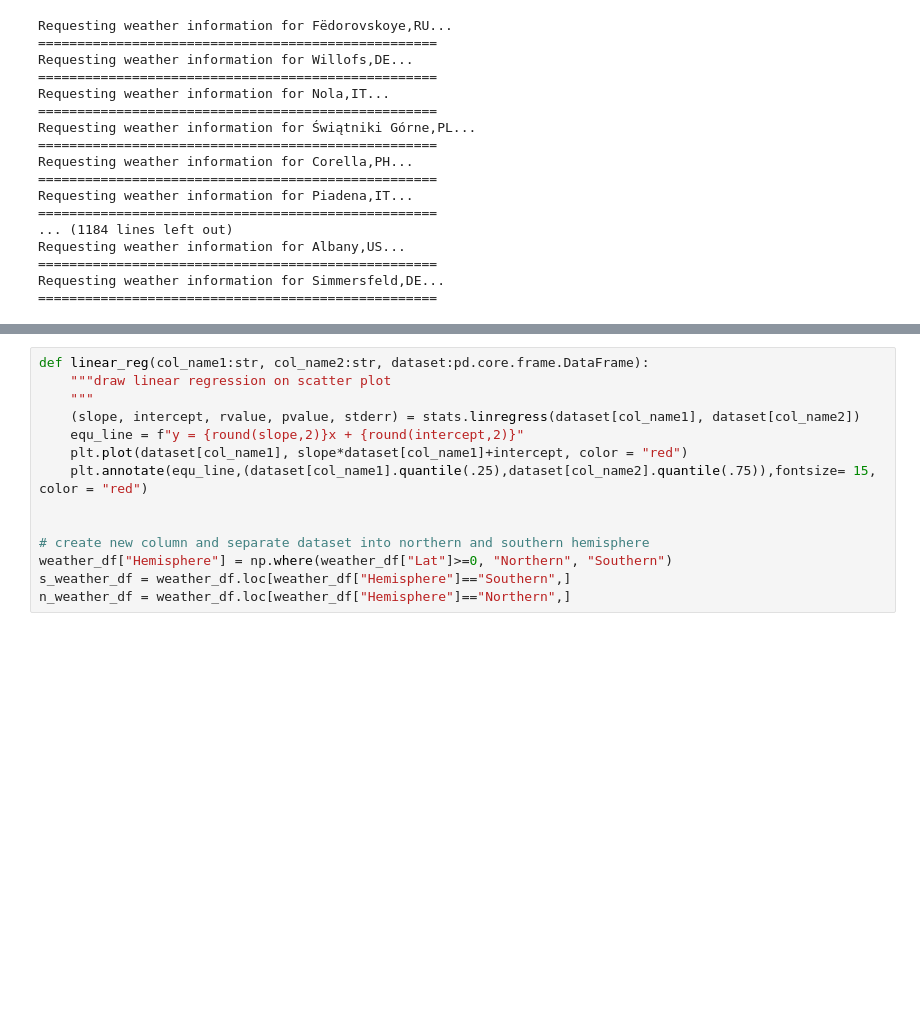
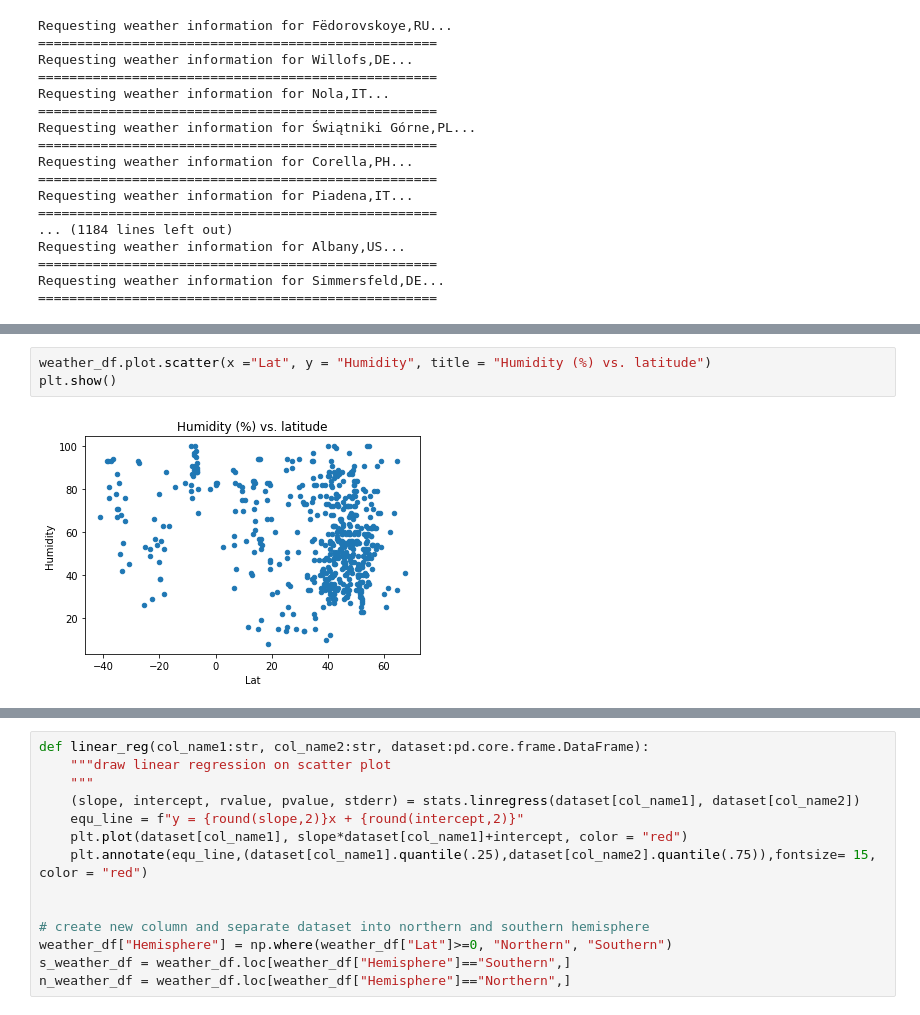
Before and after one commit to YANG007SUN/python-api-challenge, a Jupyter notebook: WeatherPy/WeatherPy.ipynb, the cells around one changed output, grey strips where cells are left out. Cells and saved outputs as stored; diff of their text form; blank space fills up the shorter version.

```diff
--- a/WeatherPy/WeatherPy.ipynb
+++ b/WeatherPy/WeatherPy.ipynb
@@ -118,0 +103,5 @@ plt.show()
+# %%
+weather_df.plot.scatter(x ="Lat", y = "Humidity", title = "Humidity (%) vs. latitude")
+plt.show()
+# %% [output]
+[figure, added]
```
Also changed, not shown: parts of 11 cells of this notebook, 2 other files.
